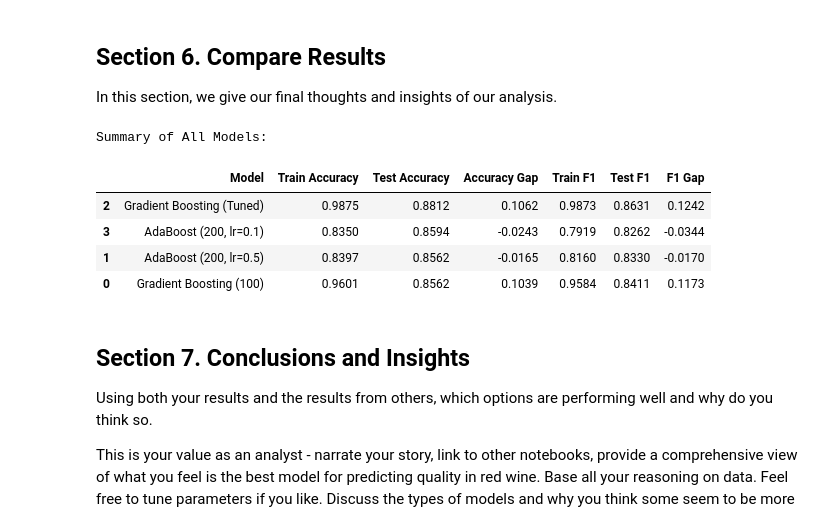
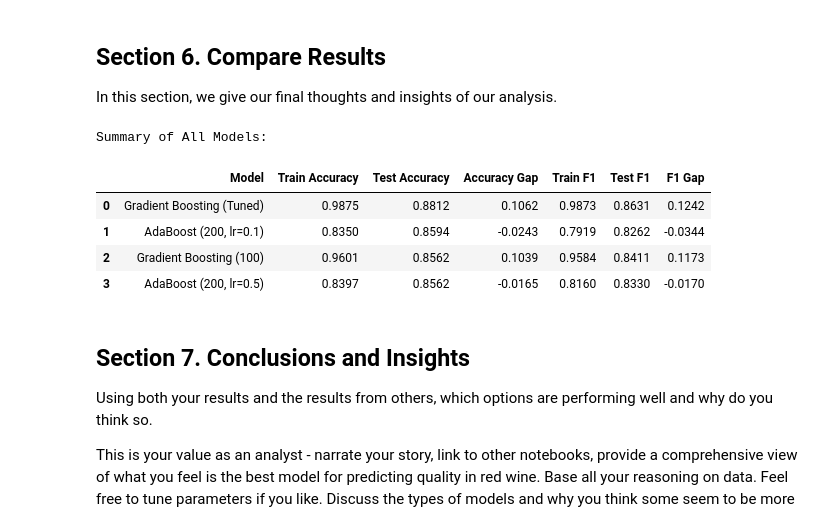
Before and after one commit to JfromNWMS/applied-ml-jordan, a Jupyter notebook: notebooks/project05/ensemble_jordan.ipynb, the cells around one changed output. Drawn from its saved outputs; the diff is of its cells as text; code cells hidden in the pictures.

```diff
--- a/notebooks/project05/ensemble_jordan.ipynb
+++ b/notebooks/project05/ensemble_jordan.ipynb
@@ -296,15 +296,15 @@ In this section, we give our final thoughts and insights of our analysis.
 # %%
 results_df = pd.DataFrame(results).sort_values(by="Test Accuracy", ascending=False)
 
 print("\nSummary of All Models:")
-display(results_df.round(4))
+display(results_df.round(4).reset_index(drop=True))
 # %% [output]
 Summary of All Models:
 |  | Model | Train Accuracy | Test Accuracy | Accuracy Gap | Train F1 | Test F1 | F1 Gap |
-| 2 | Gradient Boosting (Tuned) | 0.9875 | 0.8812 | 0.1062 | 0.9873 | 0.8631 | 0.1242 |
-| 3 | AdaBoost (200, lr=0.1) | 0.8350 | 0.8594 | -0.0243 | 0.7919 | 0.8262 | -0.0344 |
-| 1 | AdaBoost (200, lr=0.5) | 0.8397 | 0.8562 | -0.0165 | 0.8160 | 0.8330 | -0.0170 |
-| 0 | Gradient Boosting (100) | 0.9601 | 0.8562 | 0.1039 | 0.9584 | 0.8411 | 0.1173 |
+| 0 | Gradient Boosting (Tuned) | 0.9875 | 0.8812 | 0.1062 | 0.9873 | 0.8631 | 0.1242 |
+| 1 | AdaBoost (200, lr=0.1) | 0.8350 | 0.8594 | -0.0243 | 0.7919 | 0.8262 | -0.0344 |
+| 2 | Gradient Boosting (100) | 0.9601 | 0.8562 | 0.1039 | 0.9584 | 0.8411 | 0.1173 |
+| 3 | AdaBoost (200, lr=0.5) | 0.8397 | 0.8562 | -0.0165 | 0.8160 | 0.8330 | -0.0170 |
 # %% [markdown]
 ## Section 7. Conclusions and Insights
 
```
Also changed, not shown: parts of 4 cells of this notebook.
